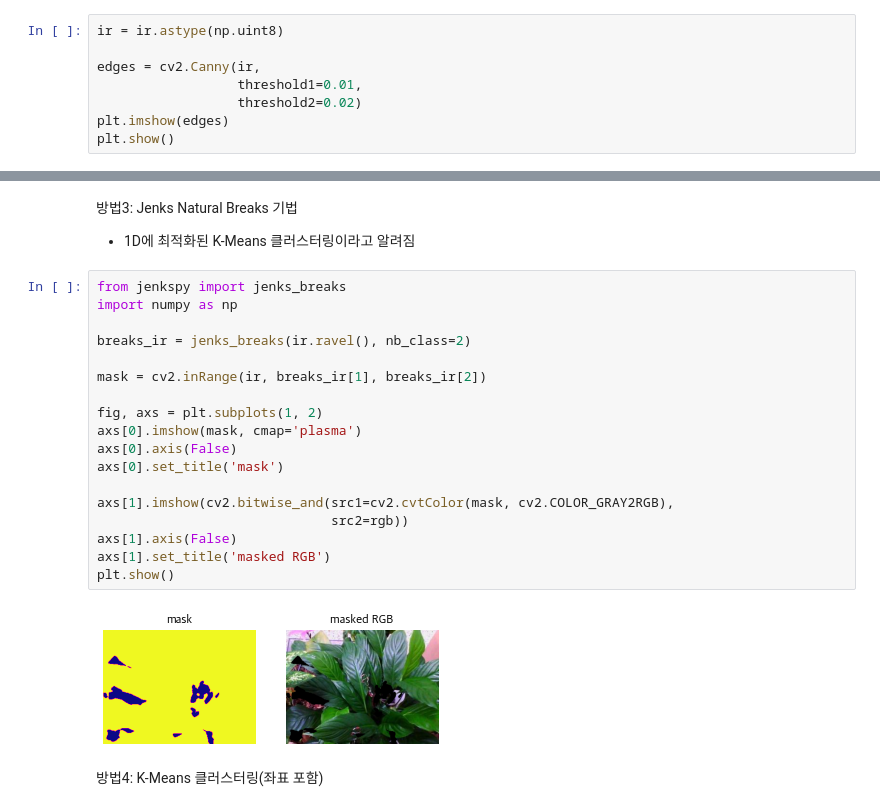
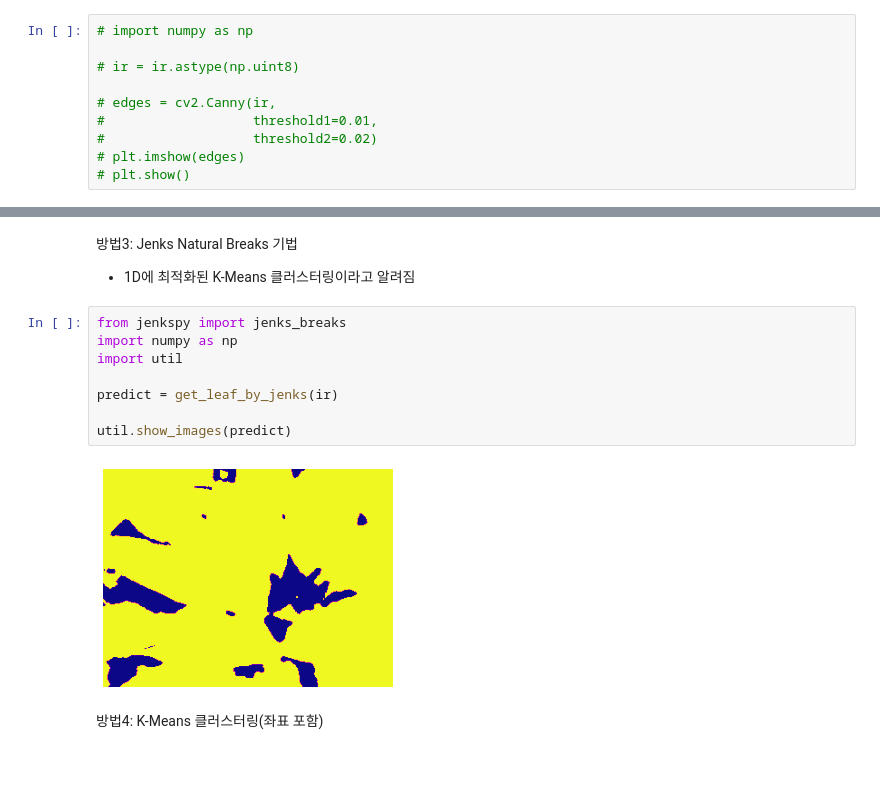
Before and after one commit to plming/infrared-leaf-segmentation, a Jupyter notebook: demo_lily.ipynb, the cells around one changed output, grey strips where cells are left out. Cells and saved outputs as stored; diff of their text form; blank space fills up the shorter version.

```diff
--- a/demo_lily.ipynb
+++ b/demo_lily.ipynb
@@ -48,10 +30,12 @@ plt.show()
 * 윤곽선이 잘 찾아지지 않음
 * threshold parameter 조정 필요
 # %%
-ir = ir.astype(np.uint8)
+# import numpy as np
 
-edges = cv2.Canny(ir,
-                  threshold1=0.01,
-                  threshold2=0.02)
-plt.imshow(edges)
-plt.show()
+# ir = ir.astype(np.uint8)
+
+# edges = cv2.Canny(ir,
+#                   threshold1=0.01,
+#                   threshold2=0.02)
+# plt.imshow(edges)
+# plt.show()
@@ -60,25 +42,15 @@ plt.show()
 # %% [markdown]
 방법3: Jenks Natural Breaks 기법
 * 1D에 최적화된 K-Means 클러스터링이라고 알려짐
-# %%
-from jenkspy import jenks_breaks
-import numpy as np
-
-breaks_ir = jenks_breaks(ir.ravel(), nb_class=2)
-
-mask = cv2.inRange(ir, breaks_ir[1], breaks_ir[2])
-
-fig, axs = plt.subplots(1, 2)
-axs[0].imshow(mask, cmap='plasma')
-axs[0].axis(False)
-axs[0].set_title('mask')
-
-axs[1].imshow(cv2.bitwise_and(src1=cv2.cvtColor(mask, cv2.COLOR_GRAY2RGB),
-                              src2=rgb))
-axs[1].axis(False)
-axs[1].set_title('masked RGB')
-plt.show()
-# %% [output]
-[figure, removed]
+# %%
+from jenkspy import jenks_breaks
+import numpy as np
+import util
+
+predict = get_leaf_by_jenks(ir)
+
+util.show_images(predict)
+# %% [output]
+[figure, added]
 # %% [markdown]
 방법4: K-Means 클러스터링(좌표 포함)
```
Also changed, not shown: parts of 8 cells of this notebook, 3 other files.
